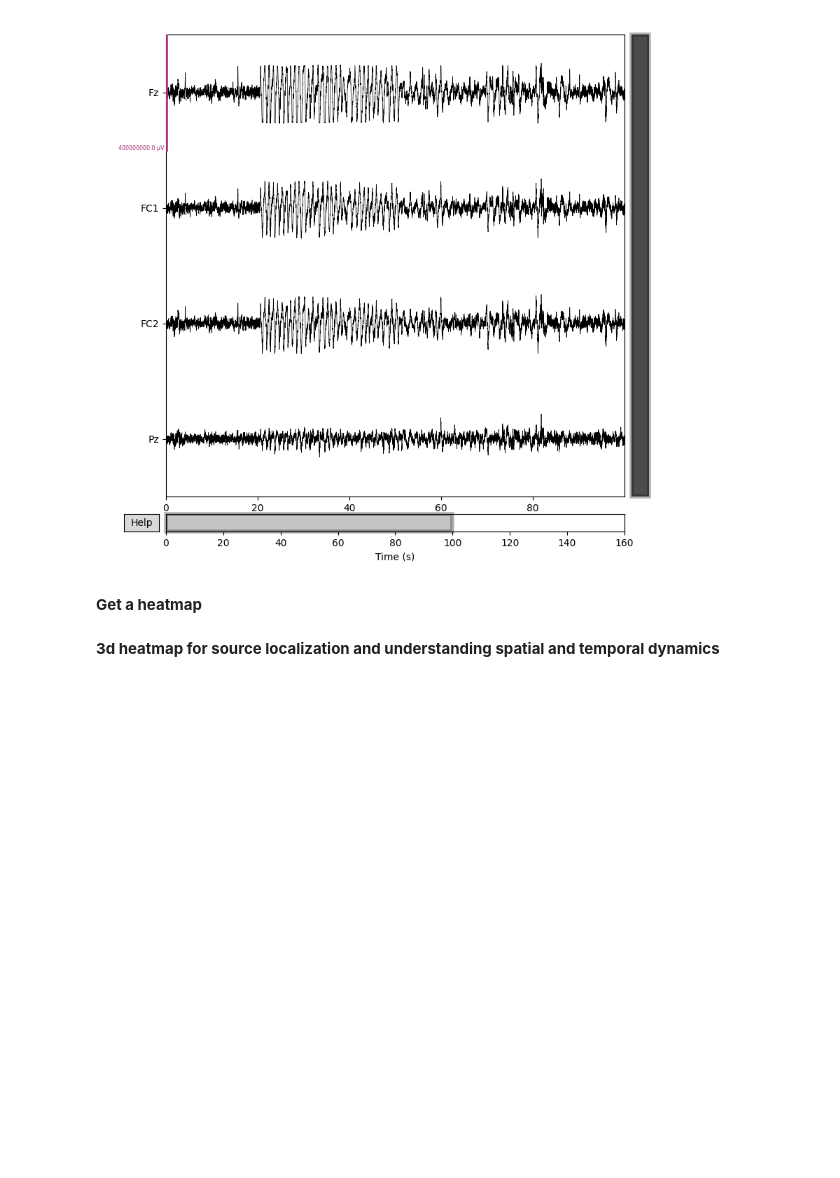
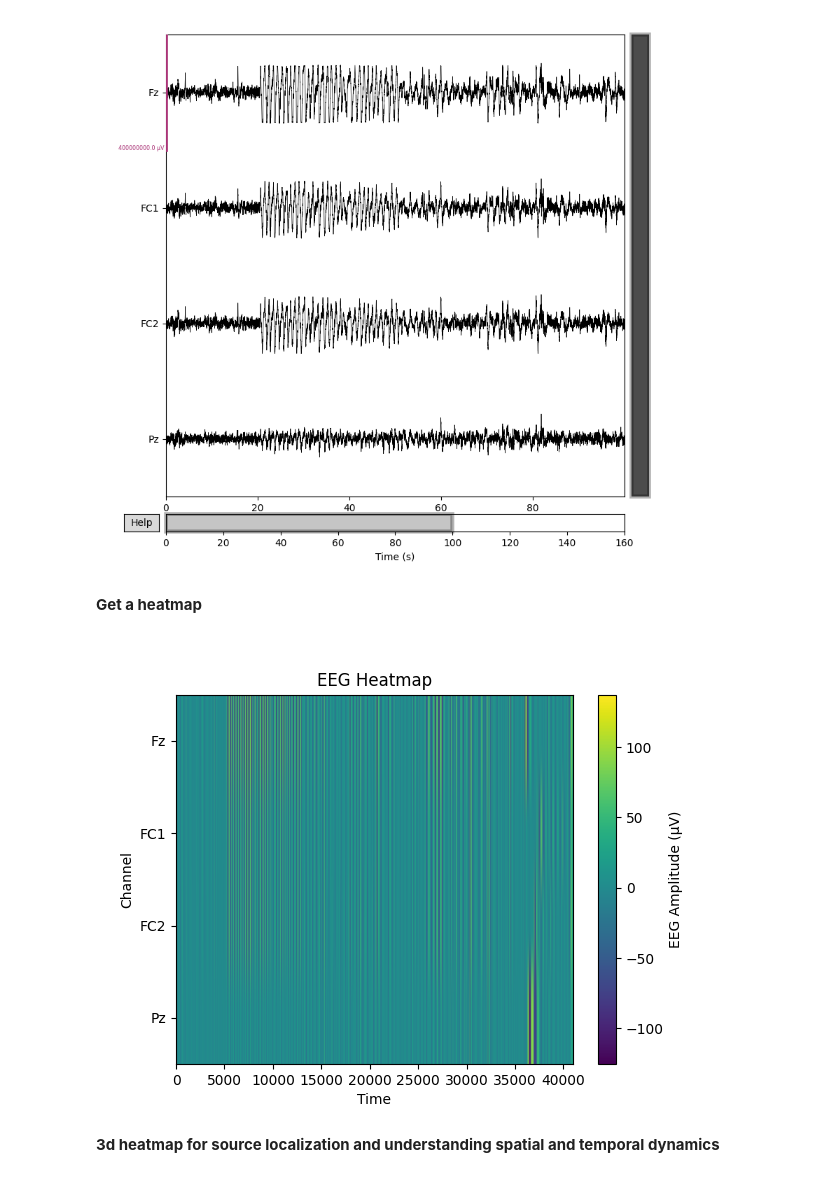
Before and after one commit to alexanderspeer/eeg-bci-signal-analysis, a Jupyter notebook: coding-practice/mne_signal_processing.ipynb, the cells around one changed output. Drawn from its saved outputs; the diff is of its cells as text; code cells hidden in the pictures; blank space fills up the shorter version.

```diff
--- a/coding-practice/mne_signal_processing.ipynb
+++ b/coding-practice/mne_signal_processing.ipynb
@@ -43,11 +43,10 @@ info = mne.create_info(
 )
 
 #create a raw object now
-raw = mne.io.RawArray(eeg[1:], info, verbose=False)
+raw = mne.io.RawArray(eeg[1:], info) #eliminate time channel
 
-# crop FIRST to remove the giant artifacts
-raw.crop(tmin=10, tmax=170, verbose=False)
-
+# crop FIRST to remove the giant startup artifacts
+raw.crop(tmin=10, tmax=170)
 
 # now winsor on clean data
 data = raw.get_data()
@@ -59,8 +58,8 @@ data = np.clip(data, lower, upper)
 raw = mne.io.RawArray(data, raw.info) #don't have to do raw.info, just info is fine.
 
 #add a bandpass and notch
-raw.filter(0.5, 40, verbose=False)
-raw.notch_filter(60, verbose=False)
+raw.filter(0.5, 40)
+raw.notch_filter(60)
 
 #could add verbose=False to make the stuff go away,
 
@@ -102,14 +101,20 @@ raw.plot(duration=100, scalings=dict(eeg=200)); #<- THIS IS CRAZY, MATLAB SYNTAX
 # %%
 channel_names = ['Fz', 'FC1', 'FC2', 'Pz']
 
+data_hm = raw.get_data()
+data_og = eeg[2:] #<- all noise
+#need to make a new figure so it doesn't mess with the prev interactive widget.
+plt.figure()
+heatmap = plt.imshow(data_hm, cmap='viridis', aspect='auto')
 
-heatmap = plt.imshow(data, cmap='viridis', aspect='auto')
 plt.colorbar(heatmap, label='EEG Amplitude (µV)')
 plt.xlabel('Time')
 plt.ylabel('Channel')
 plt.title('EEG Heatmap')
 plt.yticks(ticks=range(len(channel_names)), labels=channel_names)
 plt.show()
+# %% [output]
+[figure, added]
 # %% [markdown]
 **3d heatmap for source localization and understanding spatial and temporal dynamics**
 # %%
```
Also changed, not shown: parts of 1 cell of this notebook, 2 other files.
